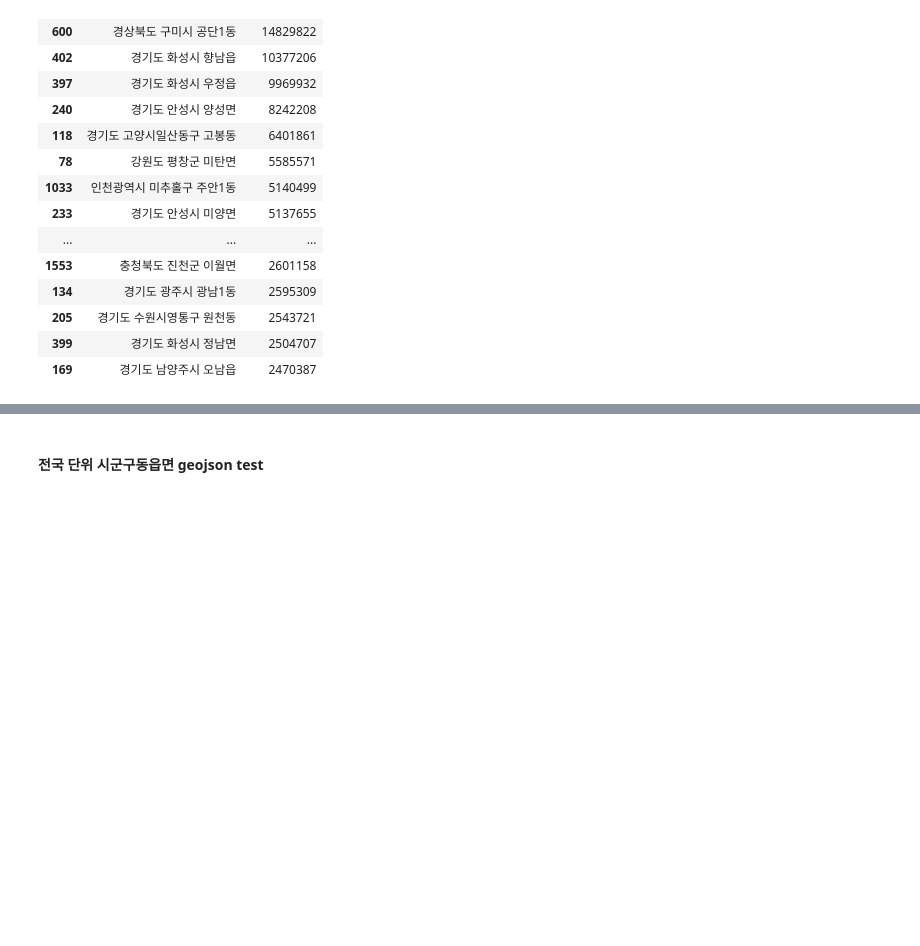
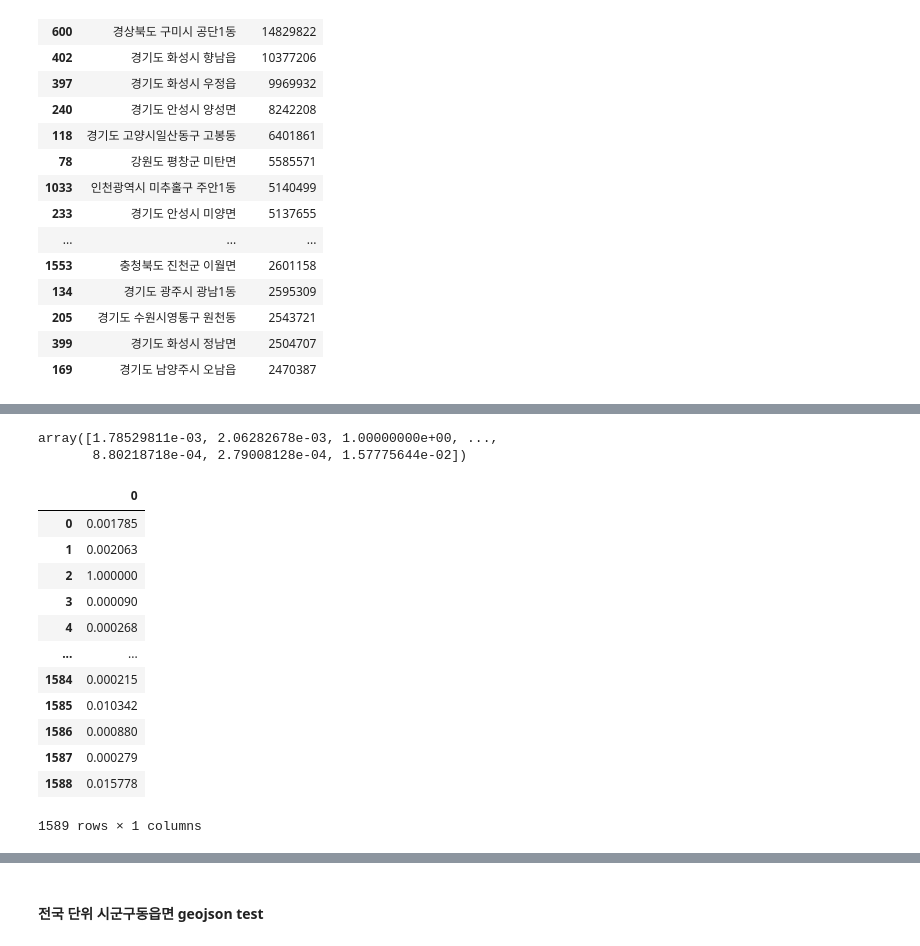
Before and after one commit to JuheePak/Convergence_project, a Jupyter notebook: src/fire_map.ipynb, the cells around one changed output, grey strips where cells are left out. Saved outputs shown, nothing was run; the diff lists cells and outputs as text; code cells hidden in the pictures; blank space fills up the shorter version.

```diff
--- a/src/fire_map.ipynb
+++ b/src/fire_map.ipynb
@@ -303,0 +306,3 @@ display(dong.sort_values(by=['재산피해소계'], ascending=False).head(30))
+# %%
+data_ms = dong['재산피해소계']
+display(data_ms.head())
@@ -303,0 +337,23 @@ display(dong.sort_values(by=['재산피해소계'], ascending=False).head(30))
+# %%
+data_ms = np.ravel(data_ms, order='C')
+display(data_ms)
+# %% [output]
+array([1.78529811e-03, 2.06282678e-03, 1.00000000e+00, ...,
+       8.80218718e-04, 2.79008128e-04, 1.57775644e-02])
+# %%
+df = pd.DataFrame(data_ms)
+display(df)
+# %% [output]
+|  | 0 |
+| 0 | 0.001785 |
+| 1 | 0.002063 |
+| 2 | 1.000000 |
+| 3 | 0.000090 |
+| 4 | 0.000268 |
+| ... | ... |
+| 1584 | 0.000215 |
+| 1585 | 0.010342 |
+| 1586 | 0.000880 |
+| 1587 | 0.000279 |
+| 1588 | 0.015778 |
+1589 rows × 1 columns
```
Also changed, not shown: parts of 12 cells of this notebook, 1 other file.
